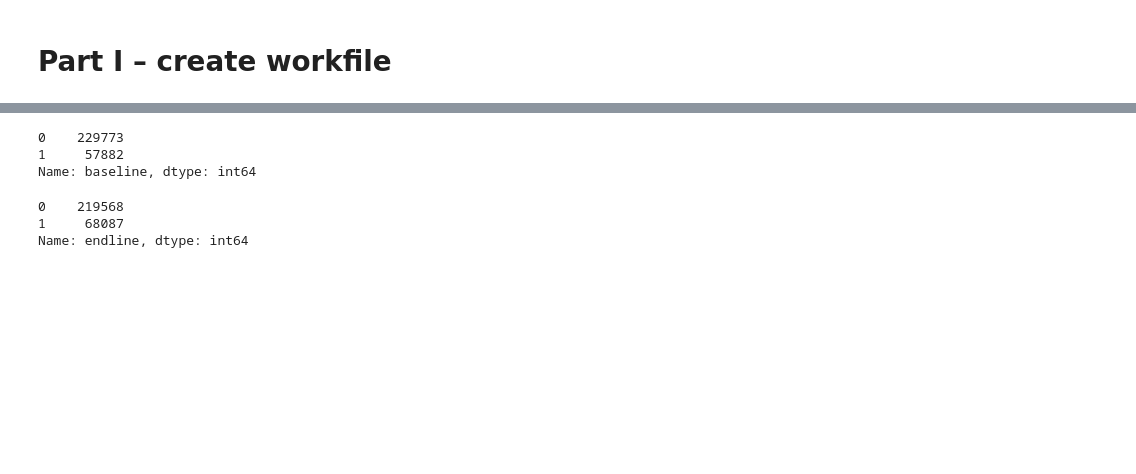
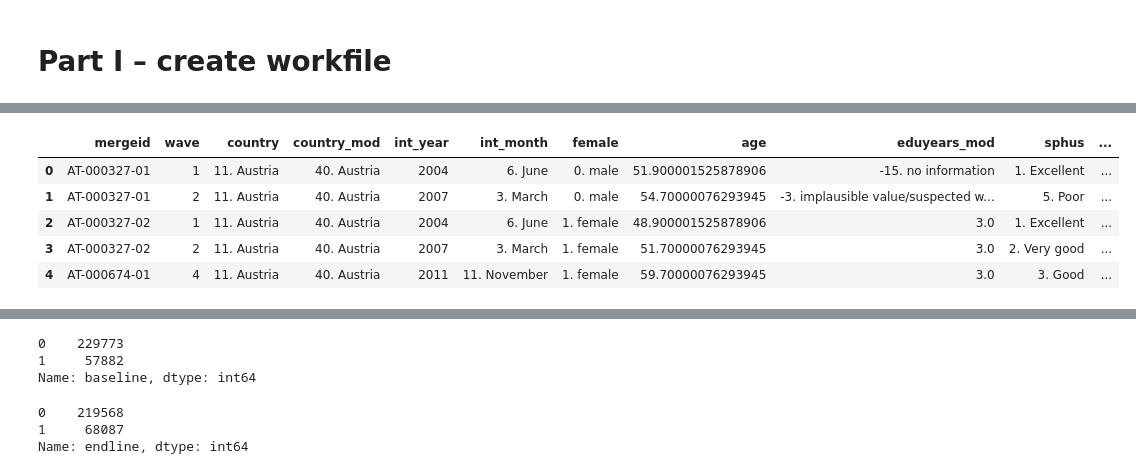
Before and after one commit to costanzadeacutis/TAsessions, a Jupyter notebook: ch11-smoking-health-risk/ch11-smoking-health-risk-commented.ipynb, the cells around one changed output, grey strips where cells are left out. Saved outputs shown, nothing was run; the diff lists cells and outputs as text; code cells hidden in the pictures; blank space fills up the shorter version.

```diff
--- a/ch11-smoking-health-risk/ch11-smoking-health-risk-commented.ipynb
+++ b/ch11-smoking-health-risk/ch11-smoking-health-risk-commented.ipynb
@@ -77,0 +89,9 @@ share.loc[~((share["sphus"] > 0) & (share["sphus"] <= 5)), "healthy"] = np.nan
+# %%
+share.head(5)
+# %% [output]
+|  | mergeid | wave | country | country_mod | int_year | int_month | female | age | eduyears_mod | sphus | ... |
+| 0 | AT-000327-01 | 1 | 11. Austria | 40. Austria | 2004 | 6. June | 0. male | 51.900001525878906 | -15. no information | 1. Excellent | ... |
+| 1 | AT-000327-01 | 2 | 11. Austria | 40. Austria | 2007 | 3. March | 0. male | 54.70000076293945 | -3. implausible value/suspected w... | 5. Poor | ... |
+| 2 | AT-000327-02 | 1 | 11. Austria | 40. Austria | 2004 | 6. June | 1. female | 48.900001525878906 | 3.0 | 1. Excellent | ... |
+| 3 | AT-000327-02 | 2 | 11. Austria | 40. Austria | 2007 | 3. March | 1. female | 51.70000076293945 | 3.0 | 2. Very good | ... |
+| 4 | AT-000674-01 | 4 | 11. Austria | 40. Austria | 2011 | 11. November | 1. female | 59.70000076293945 | 3.0 | 3. Good | ... |
```
Also changed, not shown: parts of 6 cells of this notebook, 5 other files.
